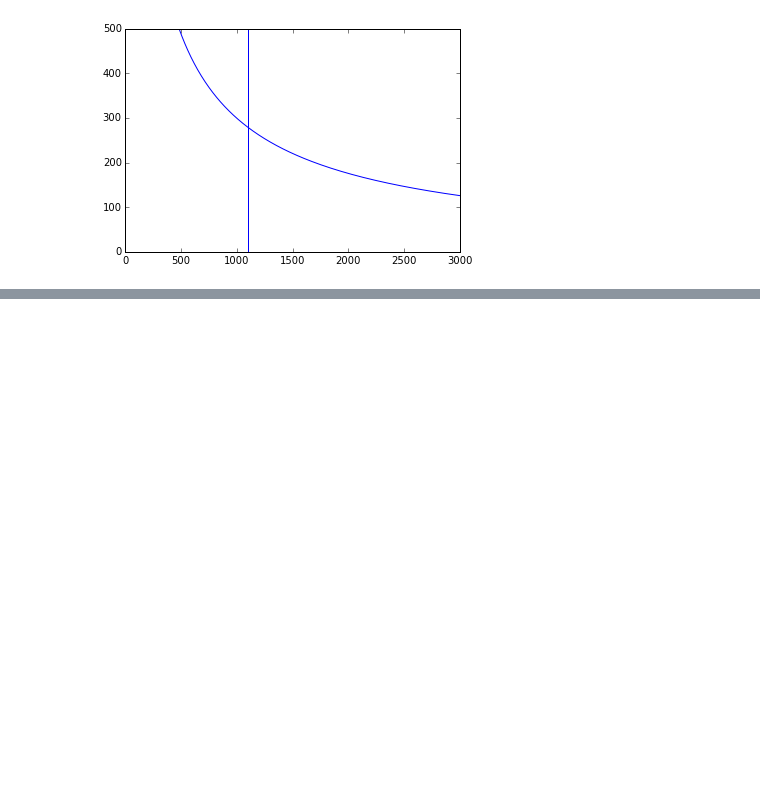
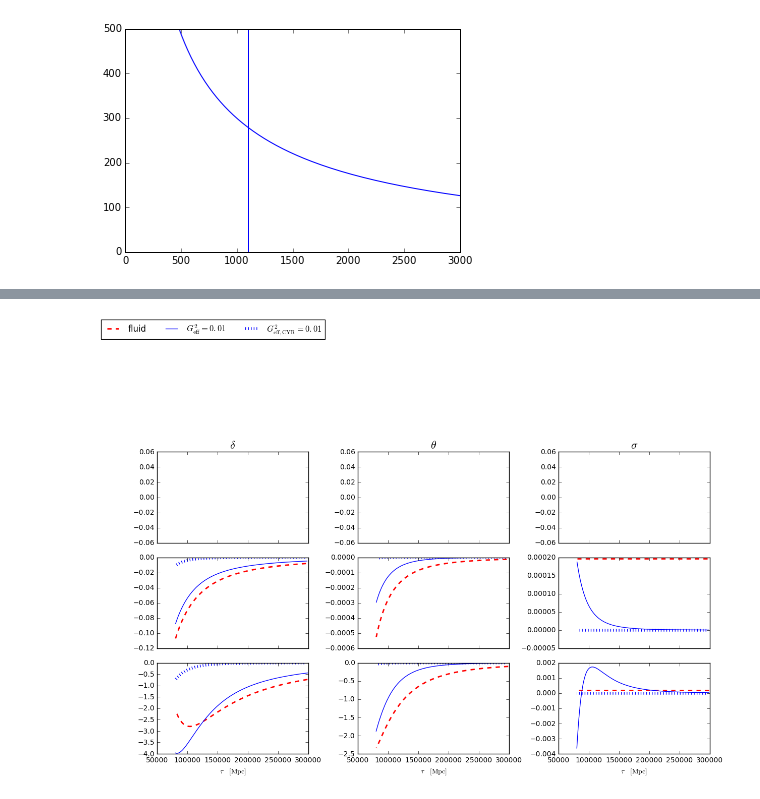
Before and after one commit to ThomasTram/CLASSmods, a Jupyter notebook: inu_perturbation_evolution.ipynb, the cells around one changed output, grey strips where cells are left out. Cells and saved outputs as stored; diff of their text form; code cells hidden in the pictures; blank space fills up the shorter version.

```diff
--- a/inu_perturbation_evolution.ipynb
+++ b/inu_perturbation_evolution.ipynb
@@ -318,0 +410,63 @@ csm.Hubble()
+# %%
+pt_types = ['delta','theta','shear']
+fig, axes = plt.subplots(len(kout),len(pt_types),figsize=(12,7),sharex=True)
+zmin = 80000
+zmax = 300000
+
+plotmodels = ['fluid']
+for i in range(2,len(Geffvec)):
+    plotmodels.append(i)
+    plotmodels.append('CYR'+str(i))
+colours = ['m','c','b','g','r','k']
+for M in plotmodels:
+    #if M=='fluid':
+    #    continue
+    #if isinstance(M,int) and M<4:
+    #    continue
+    pts = cosmo[M].get_perturbations()['scalar']
+    for kidx, k in enumerate(kout):
+        pt = pts[kidx]
+        for pt_idx, pt_type in enumerate(pt_types):
+            #tau = pt['tau [Mpc]']
+            z = pt['z']
+            mask = (z>zmin)*(z<zmax)
+            if isinstance(M,int):
+                label = r'$G_\mathrm{eff}^2='+str(Geffvec[M])+'$'
+                ls='-'
+                lw=1
+                colour = colours[M]
+                y = pt[pt_type+'_inu']
+            else:
+                if M=='ncdm':
+                    label = M
+                    y = pt[pt_type+'_ncdm[0]']
+                    colour = 'c'
+                    ls = '--'
+                    lw=2
+                elif 'CYR' in M:
+                    y = pt[pt_type+'_ur']
+                    label = r'$G_\mathrm{eff, CYR}^2='+str(Geffvec[int(M[3])])+'$'
+                    colour = colours[int(M[3])]
+                    ls = ':'
+                    lw=4
+                else:
+                    if M=='fluid':
+                        colour = 'r'
+                    else:
+                        colour = 'g'
+                    label = M
+                    y = pt[pt_type+'_ur']
+                    ls = '--'
+                    lw=2
+            axes[kidx,pt_idx].plot(z[mask],y[mask],label=label,ls=ls,lw=lw,color=colour)
+lgd=axes[0,0].legend(loc='upper left',ncol=6,bbox_to_anchor=(-0.4, 2.5))
+for ax in axes[-1,:]:
+    ax.set_xlabel(r'$\tau\quad [\mathrm{Mpc}]$')
+for pt_idx, pt_type in enumerate(pt_types):
+    if pt_type=='shear':
+        pt_type='sigma'
+    axes[0,pt_idx].set_title(r'$'+'\\'+pt_type+'$',fontsize=16)
+
+fig.tight_layout()
+# %% [output]
+[figure, added]
```
Also changed, not shown: parts of 7 cells of this notebook, 7 other files.
